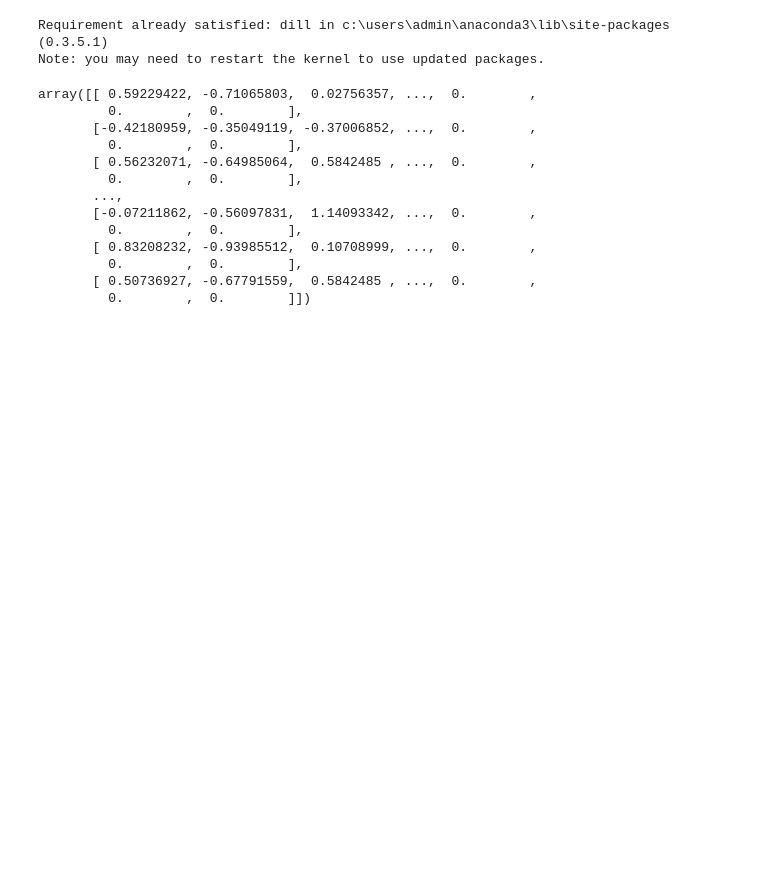
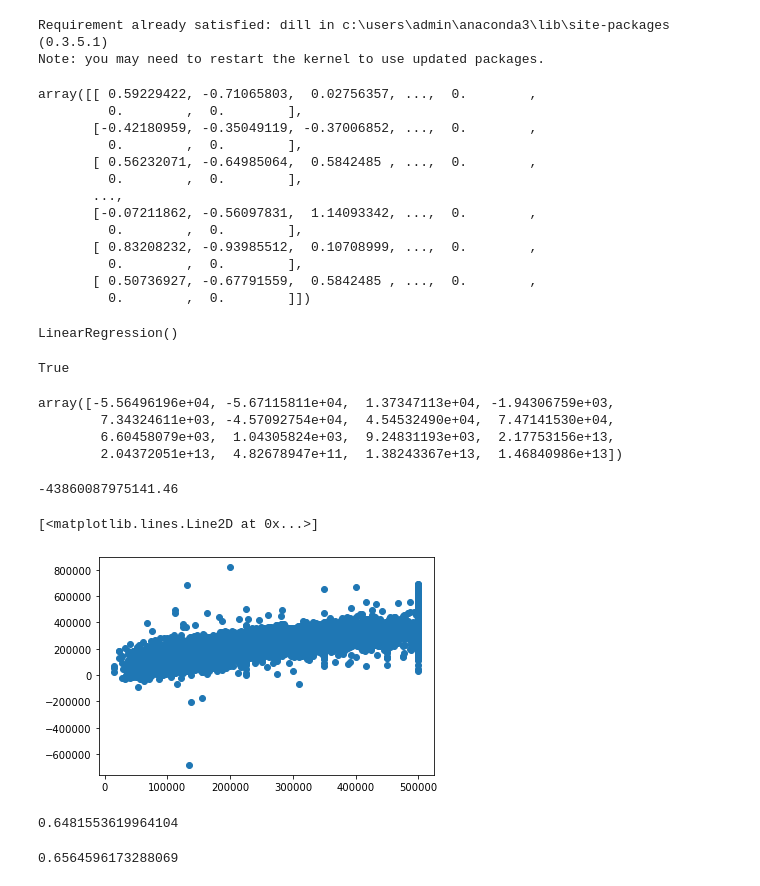
Before and after one commit to snehalbalpande/Machine_learning_-project, a Jupyter notebook: notebook/EDA.ipynb, the cells around one changed output. Drawn from its saved outputs; the diff is of its cells as text; code cells hidden in the pictures; blank space fills up the shorter version.

```diff
--- a/notebook/EDA.ipynb
+++ b/notebook/EDA.ipynb
@@ -358,0 +348,26 @@ array([[ 0.59229422, -0.71065803,  0.02756357, ...,  0.        ,
+# %%
+x = train_df
+# %%
+y=np.array(df.median_house_value)
+# %%
+lr = LinearRegression()
+lr.fit(x,y)
+# %% [output]
+LinearRegression()
+# %%
+lr.fit_intercept
+# %% [output]
+True
+# %%
+lr.coef_
+# %% [output]
+array([-5.56496196e+04, -5.67115811e+04,  1.37347113e+04, -1.94306759e+03,
+        7.34324611e+03, -4.57092754e+04,  4.54532490e+04,  7.47141530e+04,
+        6.60458079e+03,  1.04305824e+03,  9.24831193e+03,  2.17753156e+13,
+        2.04372051e+13,  4.82678947e+11,  1.38243367e+13,  1.46840986e+13])
+# %%
+lr.intercept_
+# %% [output]
+-43860087975141.46
+# %%
+y_hat=  lr.predict(x)
@@ -358,0 +376,5 @@ array([[ 0.59229422, -0.71065803,  0.02756357, ...,  0.        ,
+# %%
+plt.plot(y,y_hat,"o")
+# %% [output]
+[<matplotlib.lines.Line2D at 0x...>]
+[figure, added]
@@ -358,0 +384,4 @@ array([[ 0.59229422, -0.71065803,  0.02756357, ...,  0.        ,
+# %%
+r2_score(y,y_hat)
+# %% [output]
+0.6481553619964104
@@ -358,0 +393,5 @@ array([[ 0.59229422, -0.71065803,  0.02756357, ...,  0.        ,
+# %%
+
+r2_score(y_test,yhat_test)
+# %% [output]
+0.6564596173288069
```
Also changed, not shown: parts of 8 cells of this notebook, 18 other files.
